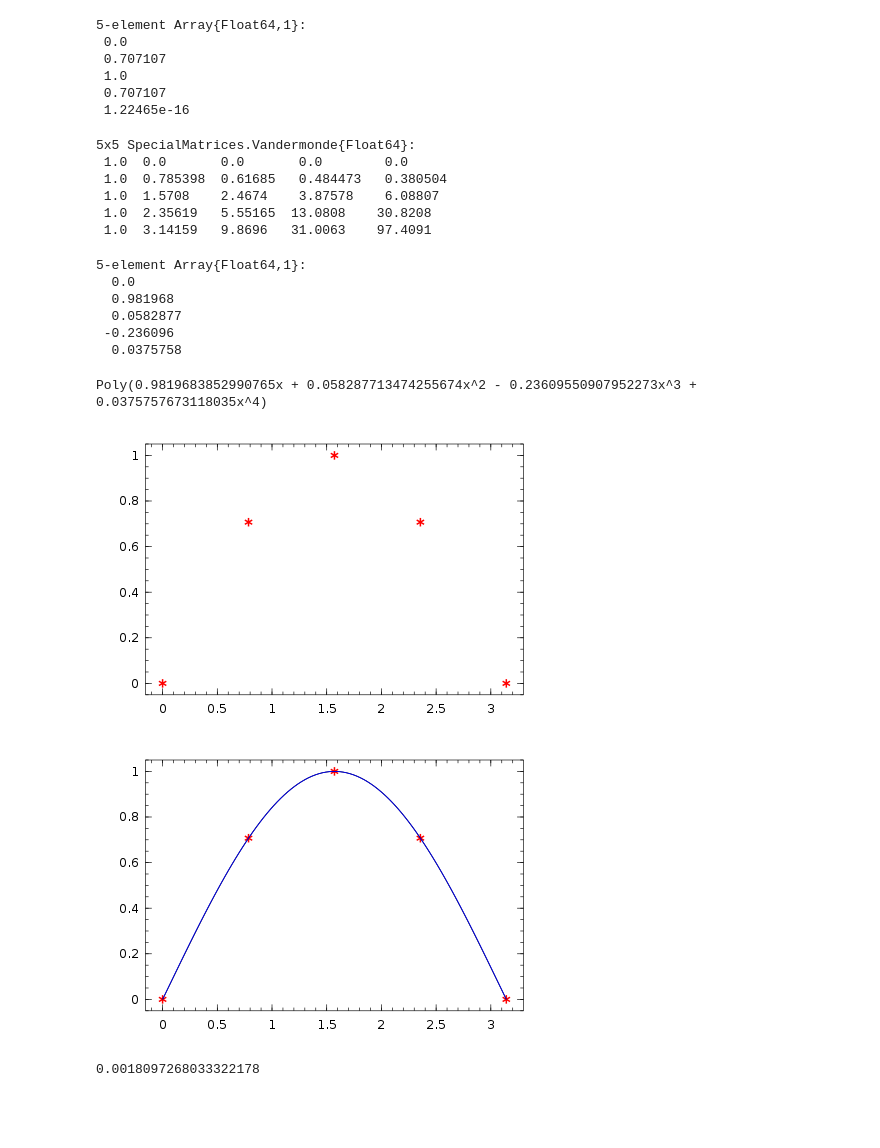
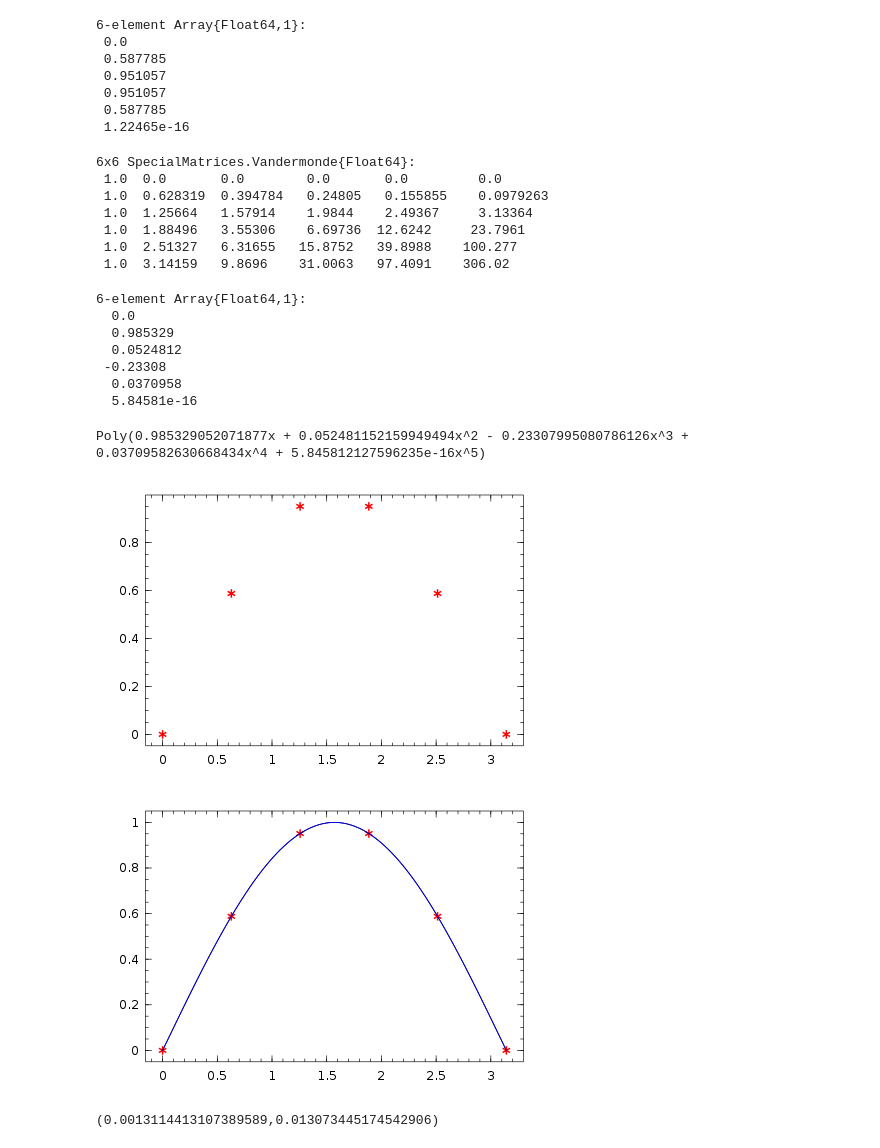
Before and after one commit to ivanslapnicar/FESBMat, a Jupyter notebook: src/NA10_Interpolacija_funkcija.ipynb, the cells around one changed output. Drawn from its saved outputs; the diff is of its cells as text; code cells hidden in the pictures; blank space fills up the shorter version.

```diff
--- a/src/NA10_Interpolacija_funkcija.ipynb
+++ b/src/NA10_Interpolacija_funkcija.ipynb
@@ -28,52 +31,51 @@ using Polynomials
 using SpecialMatrices
 using Winston
 # %%
-n=5
+n=6
 a=0
 b=pi
 x=collect(linspace(a,b,n))
 y=sin(x)
 # %% [output]
-5-element Array{Float64,1}:
+6-element Array{Float64,1}:
  0.0
- 0.707107
- 1.0
- 0.707107
+ 0.587785
+ 0.951057
+ 0.951057
+ 0.587785
  1.22465e-16
 # %%
 A=Vandermonde(x)
 # %% [output]
-5x5 SpecialMatrices.Vandermonde{Float64}:
- 1.0  0.0       0.0       0.0        0.0
- 1.0  0.785398  0.61685   0.484473   0.380504
- 1.0  1.5708    2.4674    3.87578    6.08807
- 1.0  2.35619   5.55165  13.0808    30.8208
- 1.0  3.14159   9.8696   31.0063    97.4091
+6x6 SpecialMatrices.Vandermonde{Float64}:
+ 1.0  0.0       0.0        0.0       0.0         0.0
+ 1.0  0.628319  0.394784   0.24805   0.155855    0.0979263
+ 1.0  1.25664   1.57914    1.9844    2.49367     3.13364
+ 1.0  1.88496   3.55306    6.69736  12.6242     23.7961
+ 1.0  2.51327   6.31655   15.8752   39.8988    100.277
+ 1.0  3.14159   9.8696    31.0063   97.4091    306.02
 # %%
 c=full(A)\y
 # %% [output]
-5-element Array{Float64,1}:
+6-element Array{Float64,1}:
   0.0
-  0.981968
-  0.0582877
- -0.236096
-  0.0375758
+  0.985329
+  0.0524812
+ -0.23308
+  0.0370958
+  5.84581e-16
 # %%
 p=Poly(c)
 # %% [output]
-Poly(0.9819683852990765x + 0.058287713474255674x^2 - 0.23609550907952273x^3 + 0.0375757673118035x^4)
+Poly(0.985329052071877x + 0.052481152159949494x^2 - 0.23307995080786126x^3 + 0.03709582630668434x^4 + 5.845812127596235e-16x^5)
 # %%
 plot(x,y,"r*")
 # %% [output]
-[figure, old version]
+[figure, new version]
 # %%
 xx=linspace(a,b,100)
-pp=polyval(p,xx)
+pS=polyval(p,xx)
 sinus=sin(xx)
-plot(x,y,"r*",xx,pp,xx,sinus,"b")
+plot(x,y,"r*",xx,pS,xx,sinus,"b")
 # %% [output]
-[figure, old version]
+[figure, new version]
-# %%
-norm(abs(pp-sinus),Inf)
-# %% [output]
-0.0018097268033322178
@@ -81,0 +82,5 @@ norm(abs(pp-sinus),Inf)
+# %%
+# maksimalne apsolutna i relativna pogreška
+norm(pS[2:end-1]-sinus[2:end-1],Inf), norm((pS[2:end-1]-sinus[2:end-1])./sinus[2:end-1],Inf)
+# %% [output]
+(0.0013114413107389589,0.013073445174542906)
```
Also changed, not shown: parts of 21 cells of this notebook, 1 other file.
